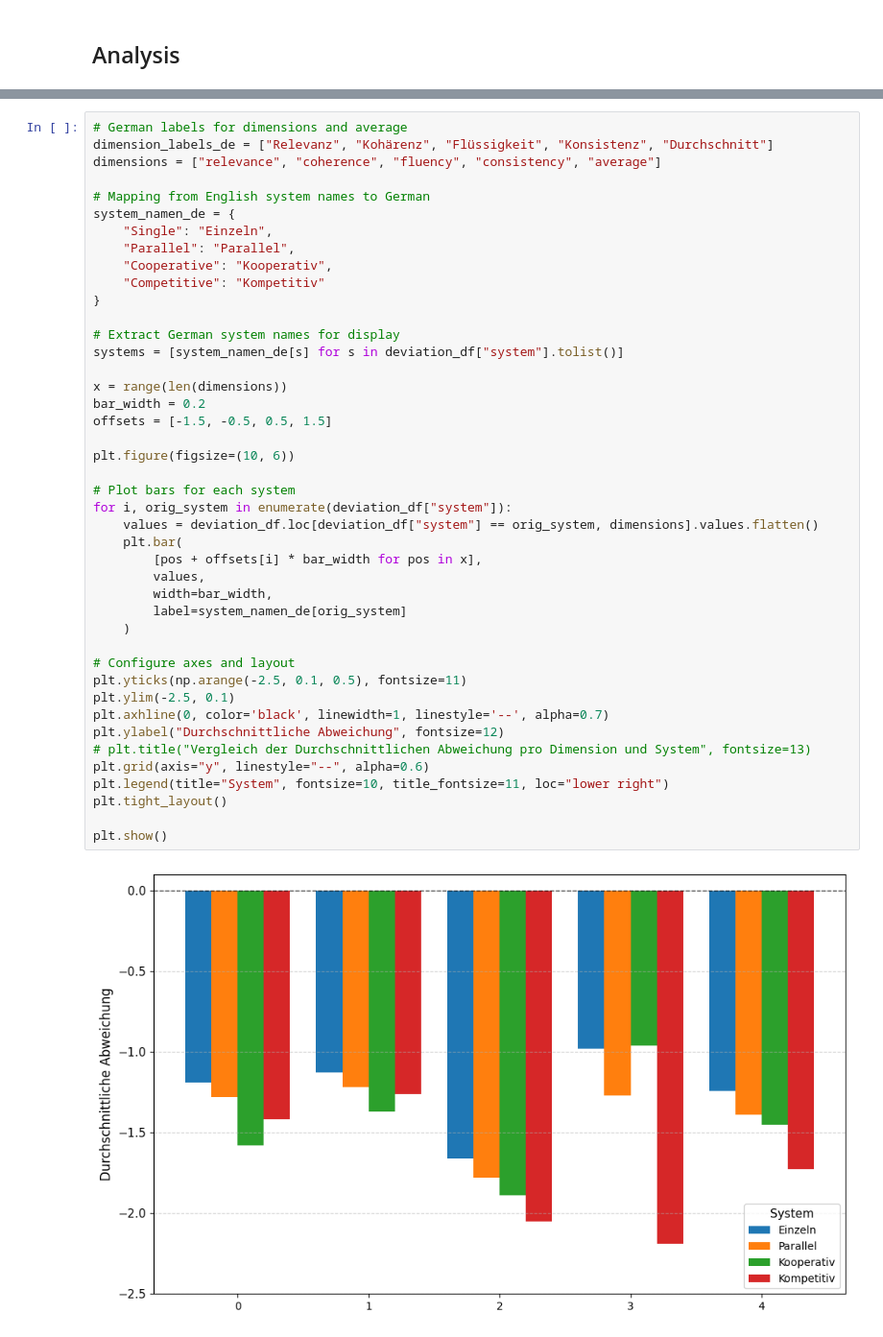
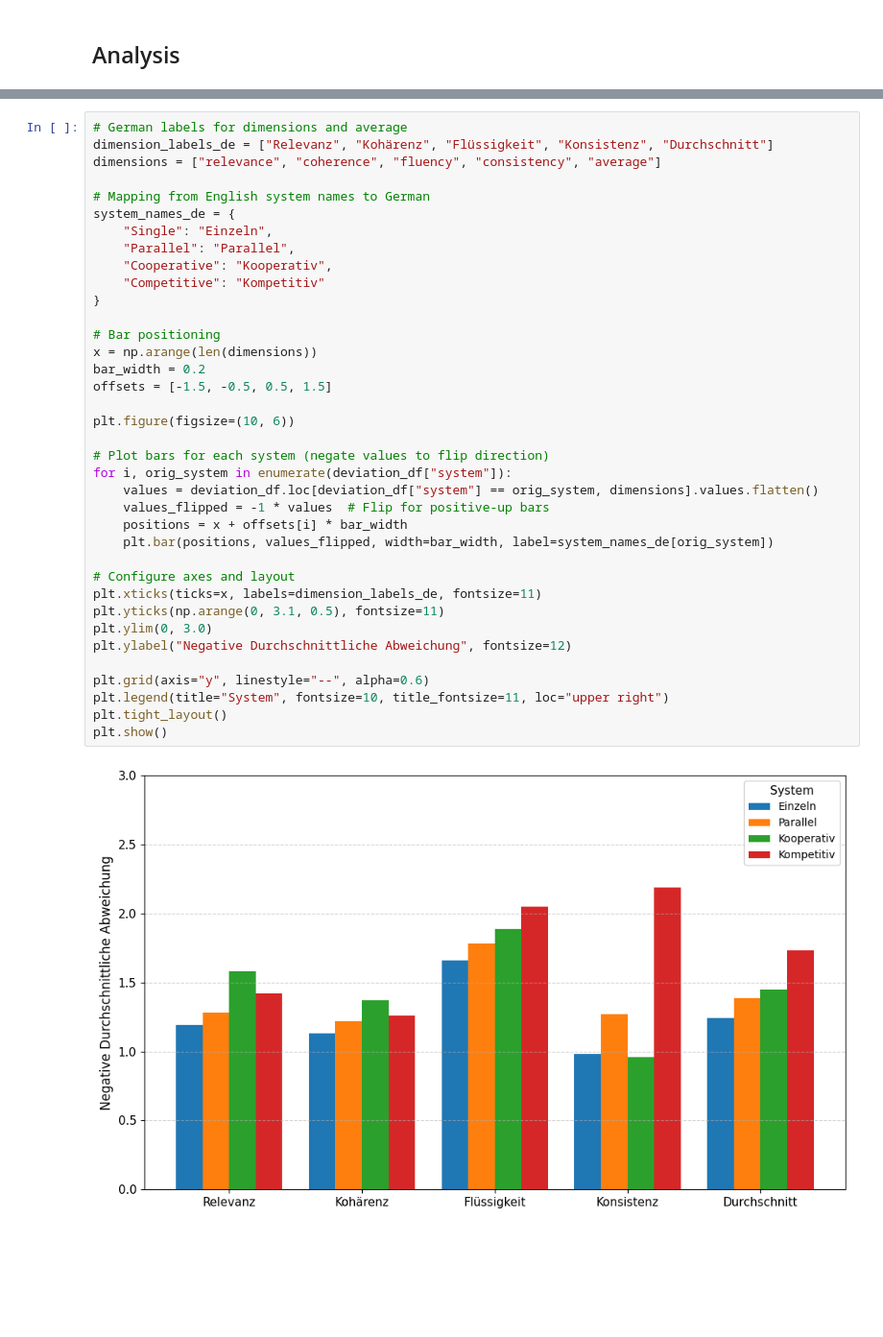
Before and after one commit to nikobiebl/Bachelorarbeit, a Jupyter notebook: SummEval/results.ipynb, the cells around one changed output, grey strips where cells are left out. Shown: that part at 96% size. Saved outputs shown, nothing was run; the diff lists cells and outputs as text; blank space fills up the shorter version.

```diff
--- a/SummEval/results.ipynb
+++ b/SummEval/results.ipynb
@@ -208,45 +202,39 @@ plt.show()
 # %%
 # German labels for dimensions and average
 dimension_labels_de = ["Relevanz", "Kohärenz", "Flüssigkeit", "Konsistenz", "Durchschnitt"]
 dimensions = ["relevance", "coherence", "fluency", "consistency", "average"]
 
 # Mapping from English system names to German
-system_namen_de = {
+system_names_de = {
     "Single": "Einzeln",
     "Parallel": "Parallel",
     "Cooperative": "Kooperativ",
     "Competitive": "Kompetitiv"
 }
 
-# Extract German system names for display
-systems = [system_namen_de[s] for s in deviation_df["system"].tolist()]
-
-x = range(len(dimensions))
+# Bar positioning
+x = np.arange(len(dimensions))
 bar_width = 0.2
 offsets = [-1.5, -0.5, 0.5, 1.5]
 
 plt.figure(figsize=(10, 6))
 
-# Plot bars for each system
+# Plot bars for each system (negate values to flip direction)
 for i, orig_system in enumerate(deviation_df["system"]):
     values = deviation_df.loc[deviation_df["system"] == orig_system, dimensions].values.flatten()
-    plt.bar(
-        [pos + offsets[i] * bar_width for pos in x],
-        values,
-        width=bar_width,
-        label=system_namen_de[orig_system]
-    )
+    values_flipped = -1 * values  # Flip for positive-up bars
+    positions = x + offsets[i] * bar_width
+    plt.bar(positions, values_flipped, width=bar_width, label=system_names_de[orig_system])
 
 # Configure axes and layout
-plt.yticks(np.arange(-2.5, 0.1, 0.5), fontsize=11)
-plt.ylim(-2.5, 0.1)
-plt.axhline(0, color='black', linewidth=1, linestyle='--', alpha=0.7)
-plt.ylabel("Durchschnittliche Abweichung", fontsize=12)
-# plt.title("Vergleich der Durchschnittlichen Abweichung pro Dimension und System", fontsize=13)
+plt.xticks(ticks=x, labels=dimension_labels_de, fontsize=11)
+plt.yticks(np.arange(0, 3.1, 0.5), fontsize=11)
+plt.ylim(0, 3.0)
+plt.ylabel("Negative Durchschnittliche Abweichung", fontsize=12)
+
 plt.grid(axis="y", linestyle="--", alpha=0.6)
-plt.legend(title="System", fontsize=10, title_fontsize=11, loc="lower right")
+plt.legend(title="System", fontsize=10, title_fontsize=11, loc="upper right")
 plt.tight_layout()
-
 plt.show()
 # %% [output]
-[figure, old version]
+[figure, new version]
```
Also changed, not shown: parts of 2 cells of this notebook, 1 other file.
